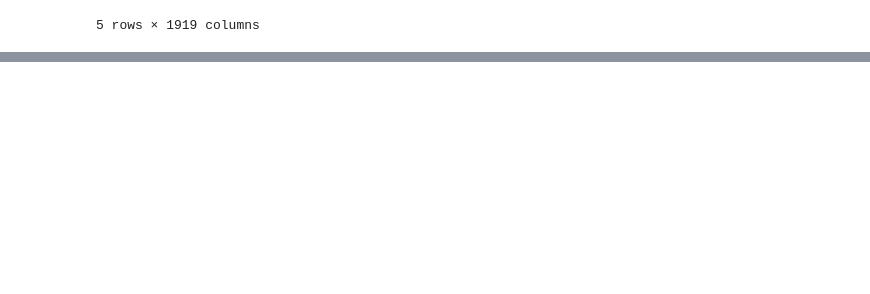
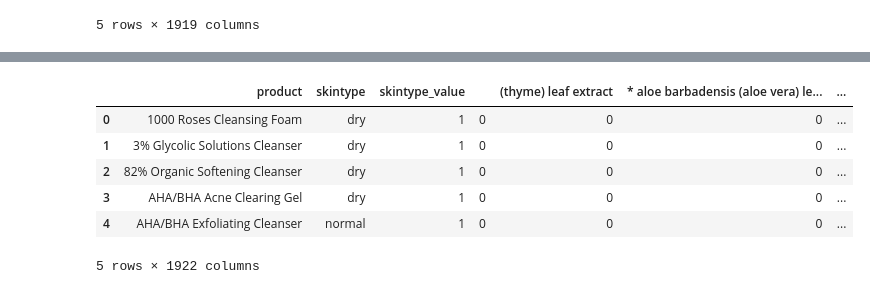
Before and after one commit to paulqsims/insight_project, a Jupyter notebook: notebooks/DataCleaning.ipynb, the cells around one changed output, grey strips where cells are left out. Saved outputs shown, nothing was run; the diff lists cells and outputs as text; code cells hidden in the pictures; blank space fills up the shorter version.

```diff
--- a/notebooks/DataCleaning.ipynb
+++ b/notebooks/DataCleaning.ipynb
@@ -351,0 +372,20 @@ df5.head()
+# %%
+# Add total ingredients column
+tempdf = df2[['ingred_ordinal_max', 'product']]
+tempdf = tempdf.rename(columns={'ingred_ordinal_max':'total_ingred'})
+# Remove extra 1 added for ordinal encoding
+tempdf['total_ingred']=tempdf['total_ingred']-1
+# Remove duplicate rows
+tempdf=tempdf.drop_duplicates(subset = ["product"])
+#tempdf.head()
+# Merge df
+df6 = df5.merge(tempdf, how = 'left', on = 'product')
+df6.head()
+# %% [output]
+|  | product | skintype | skintype_value |  | (thyme) leaf extract | * aloe barbadensis (aloe vera) le... | ... |
+| 0 | 1000 Roses Cleansing Foam | dry | 1 | 0 | 0 | 0 | ... |
+| 1 | 3% Glycolic Solutions Cleanser | dry | 1 | 0 | 0 | 0 | ... |
+| 2 | 82% Organic Softening Cleanser | dry | 1 | 0 | 0 | 0 | ... |
+| 3 | AHA/BHA Acne Clearing Gel | dry | 1 | 0 | 0 | 0 | ... |
+| 4 | AHA/BHA Exfoliating Cleanser | normal | 1 | 0 | 0 | 0 | ... |
+5 rows × 1922 columns
```
Also changed, not shown: parts of 9 cells of this notebook.
